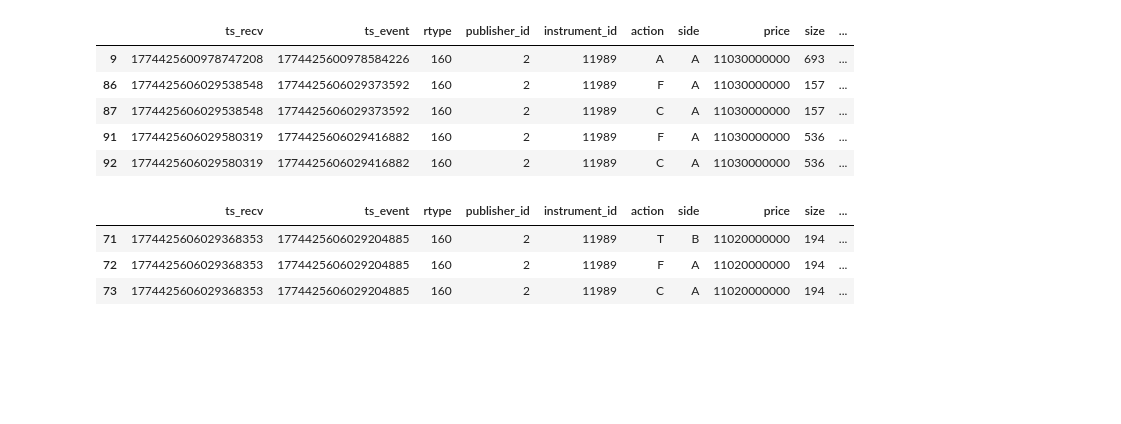
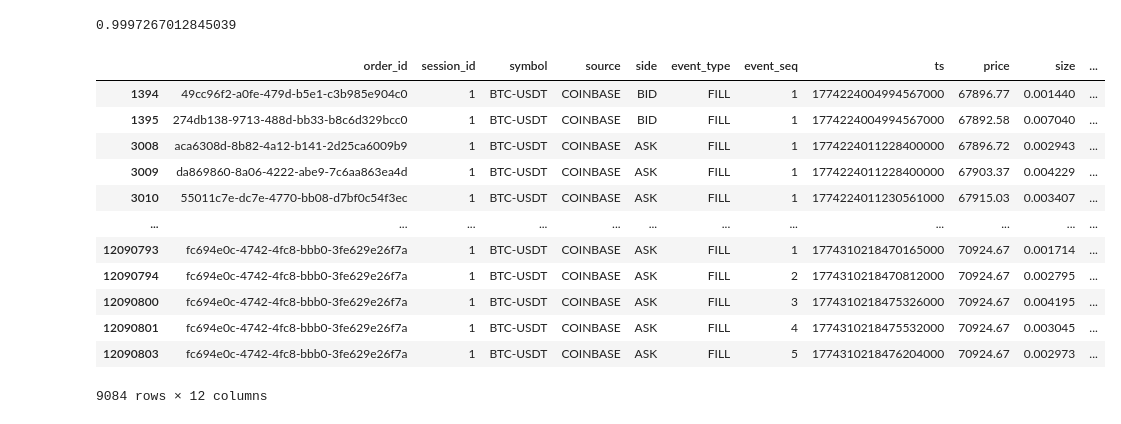
Before and after one commit to chenyu0516/lob_research, a Jupyter notebook: scripts/data_analyze.ipynb, the cells around one changed output. Saved outputs shown, nothing was run; the diff lists cells and outputs as text; code cells hidden in the pictures; blank space fills up the shorter version.

```diff
--- a/scripts/data_analyze.ipynb
+++ b/scripts/data_analyze.ipynb
@@ -41,0 +17,4 @@ df[df["order_id"].isin(valid_ids[valid_ids].index)]
+# %%
+import pandas as pd
+
+df = pd.read_parquet("../data/parquet/events/source=COINBASE/symbol=BTC-USDT/date=2026-03-23/part.parquet")
@@ -42,16 +75,20 @@ df[df["order_id"].isin(valid_ids[valid_ids].index)]
+# %%
+(time_delta[time_delta<600].size)/(time_delta.size)
+# %% [output]
+0.9997267012845039
 # %%
-df[df["order_id"]==69919]
+df[df["event_type"]=="FILL"]
 # %% [output]
-|  | ts_recv | ts_event | rtype | publisher_id | instrument_id | action | side | price | size | ... |
-| 9 | 1774425600978747208 | 1774425600978584226 | 160 | 2 | 11989 | A | A | 11030000000 | 693 | ... |
-| 86 | 1774425606029538548 | 1774425606029373592 | 160 | 2 | 11989 | F | A | 11030000000 | 157 | ... |
-| 87 | 1774425606029538548 | 1774425606029373592 | 160 | 2 | 11989 | C | A | 11030000000 | 157 | ... |
-| 91 | 1774425606029580319 | 1774425606029416882 | 160 | 2 | 11989 | F | A | 11030000000 | 536 | ... |
-| 92 | 1774425606029580319 | 1774425606029416882 | 160 | 2 | 11989 | C | A | 11030000000 | 536 | ... |
+|  | order_id | session_id | symbol | source | side | event_type | event_seq | ts | price | size | ... |
+| 1394 | 49cc96f2-a0fe-479d-b5e1-c3b985e904c0 | 1 | BTC-USDT | COINBASE | BID | FILL | 1 | 1774224004994567000 | 67896.77 | 0.001440 | ... |
+| 1395 | 274db138-9713-488d-bb33-b8c6d329bcc0 | 1 | BTC-USDT | COINBASE | BID | FILL | 1 | 1774224004994567000 | 67892.58 | 0.007040 | ... |
+| 3008 | aca6308d-8b82-4a12-b141-2d25ca6009b9 | 1 | BTC-USDT | COINBASE | ASK | FILL | 1 | 1774224011228400000 | 67896.72 | 0.002943 | ... |
+| 3009 | da869860-8a06-4222-abe9-7c6aa863ea4d | 1 | BTC-USDT | COINBASE | ASK | FILL | 1 | 1774224011228400000 | 67903.37 | 0.004229 | ... |
+| 3010 | 55011c7e-dc7e-4770-bb08-d7bf0c54f3ec | 1 | BTC-USDT | COINBASE | ASK | FILL | 1 | 1774224011230561000 | 67915.03 | 0.003407 | ... |
+| ... | ... | ... | ... | ... | ... | ... | ... | ... | ... | ... | ... |
+| 12090793 | fc694e0c-4742-4fc8-bbb0-3fe629e26f7a | 1 | BTC-USDT | COINBASE | ASK | FILL | 1 | 1774310218470165000 | 70924.67 | 0.001714 | ... |
+| 12090794 | fc694e0c-4742-4fc8-bbb0-3fe629e26f7a | 1 | BTC-USDT | COINBASE | ASK | FILL | 2 | 1774310218470812000 | 70924.67 | 0.002795 | ... |
+| 12090800 | fc694e0c-4742-4fc8-bbb0-3fe629e26f7a | 1 | BTC-USDT | COINBASE | ASK | FILL | 3 | 1774310218475326000 | 70924.67 | 0.004195 | ... |
+| 12090801 | fc694e0c-4742-4fc8-bbb0-3fe629e26f7a | 1 | BTC-USDT | COINBASE | ASK | FILL | 4 | 1774310218475532000 | 70924.67 | 0.003045 | ... |
+| 12090803 | fc694e0c-4742-4fc8-bbb0-3fe629e26f7a | 1 | BTC-USDT | COINBASE | ASK | FILL | 5 | 1774310218476204000 | 70924.67 | 0.002973 | ... |
+9084 rows × 12 columns
-# %%
-df[df["sequence"]==369049]
-# %% [output]
-|  | ts_recv | ts_event | rtype | publisher_id | instrument_id | action | side | price | size | ... |
-| 71 | 1774425606029368353 | 1774425606029204885 | 160 | 2 | 11989 | T | B | 11020000000 | 194 | ... |
-| 72 | 1774425606029368353 | 1774425606029204885 | 160 | 2 | 11989 | F | A | 11020000000 | 194 | ... |
-| 73 | 1774425606029368353 | 1774425606029204885 | 160 | 2 | 11989 | C | A | 11020000000 | 194 | ... |
```
Also changed, not shown: parts of 13 cells of this notebook, 1 other file.
